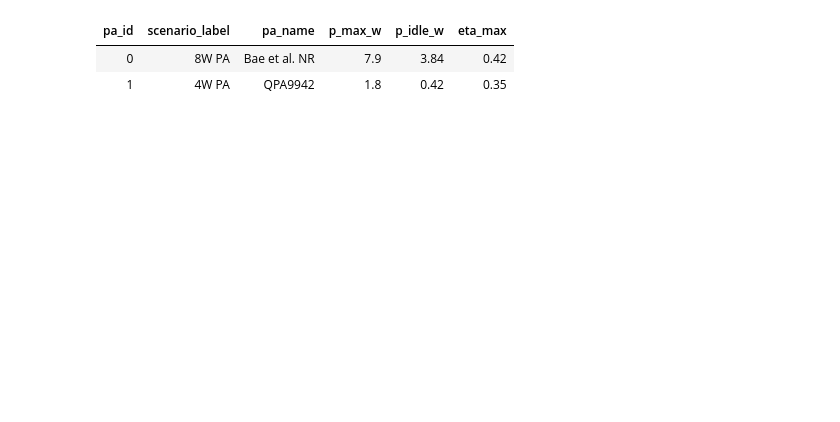
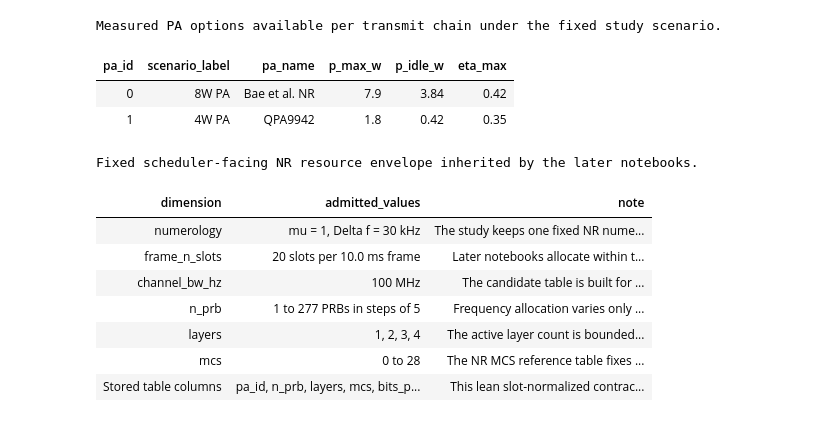
Before and after one commit to henryblu/ran-joint-scheduling-optimization, a Jupyter notebook: notebooks/1. Scenario definition and problem framing discussion.ipynb, the cells around one changed output. Drawn from its saved outputs; the diff is of its cells as text; code cells hidden in the pictures; blank space fills up the shorter version.

```diff
--- a/notebooks/1. Scenario definition and problem framing discussion.ipynb
+++ b/notebooks/1. Scenario definition and problem framing discussion.ipynb
@@ -85,9 +105,28 @@ display(
             "p_idle_w": "{:.2f}",
             "eta_max": "{:.2f}",
         },
+        caption="Measured PA options available per transmit chain under the fixed study scenario.",
     )
 )
 # %% [output]
+Measured PA options available per transmit chain under the fixed study scenario.
 | pa_id | scenario_label | pa_name | p_max_w | p_idle_w | eta_max |
 | 0 | 8W PA | Bae et al. NR | 7.9 | 3.84 | 0.42 |
 | 1 | 4W PA | QPA9942 | 1.8 | 0.42 | 0.35 |
+# %%
+display(
+    helper.render_table(
+        artifacts.phy_resource_space,
+        caption="Fixed scheduler-facing NR resource envelope inherited by the later notebooks.",
+    )
+)
+# %% [output]
+Fixed scheduler-facing NR resource envelope inherited by the later notebooks.
+| dimension | admitted_values | note |
+| numerology | mu = 1, Delta f = 30 kHz | The study keeps one fixed NR nume... |
+| frame_n_slots | 20 slots per 10.0 ms frame | Later notebooks allocate within t... |
+| channel_bw_hz | 100 MHz | The candidate table is built for ... |
+| n_prb | 1 to 277 PRBs in steps of 5 | Frequency allocation varies only ... |
+| layers | 1, 2, 3, 4 | The active layer count is bounded... |
+| mcs | 0 to 28 | The NR MCS reference table fixes ... |
+| Stored table columns | pa_id, n_prb, layers, mcs, bits_p... | This lean slot-normalized contrac... |
```
Also changed, not shown: parts of 13 cells of this notebook, 16 other files.
